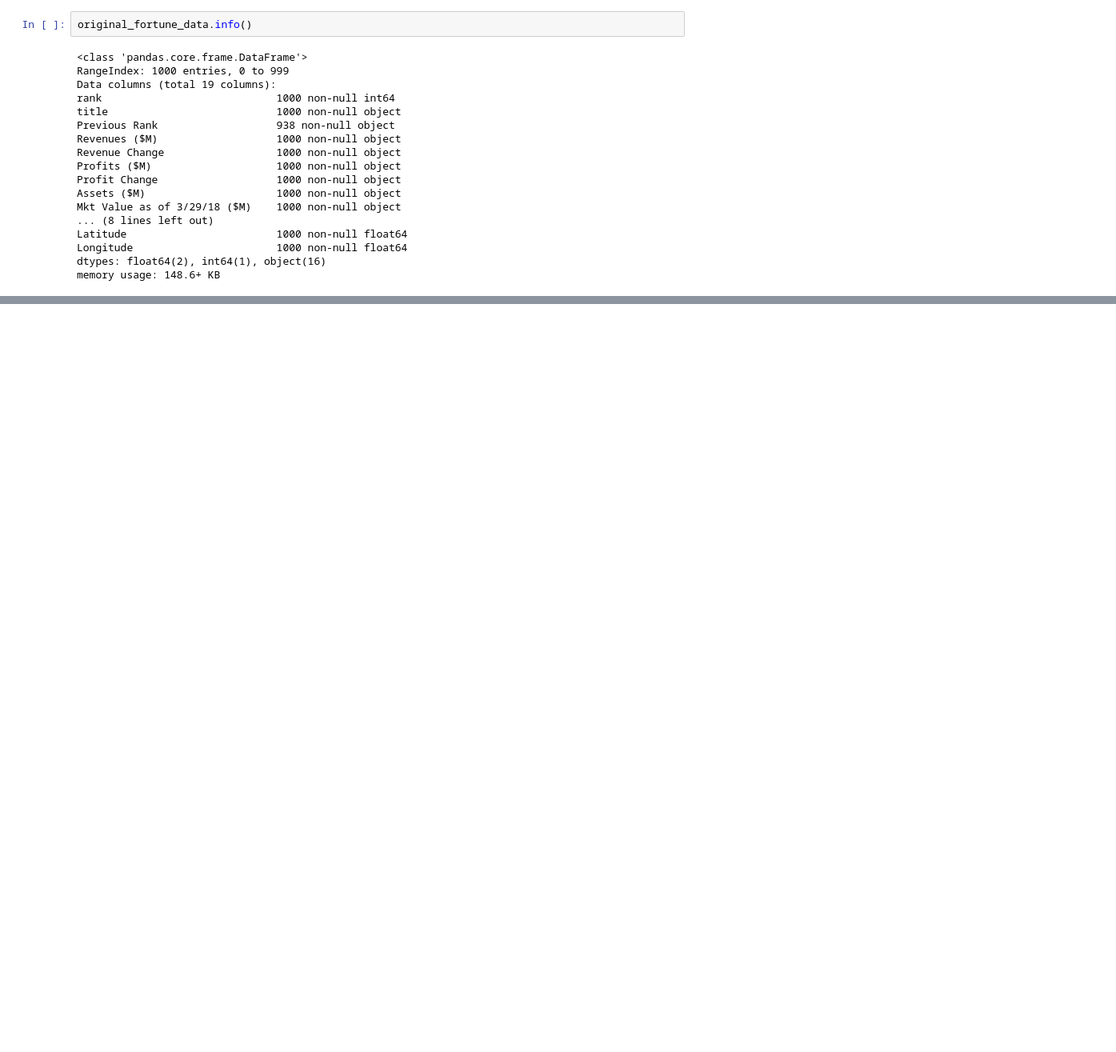
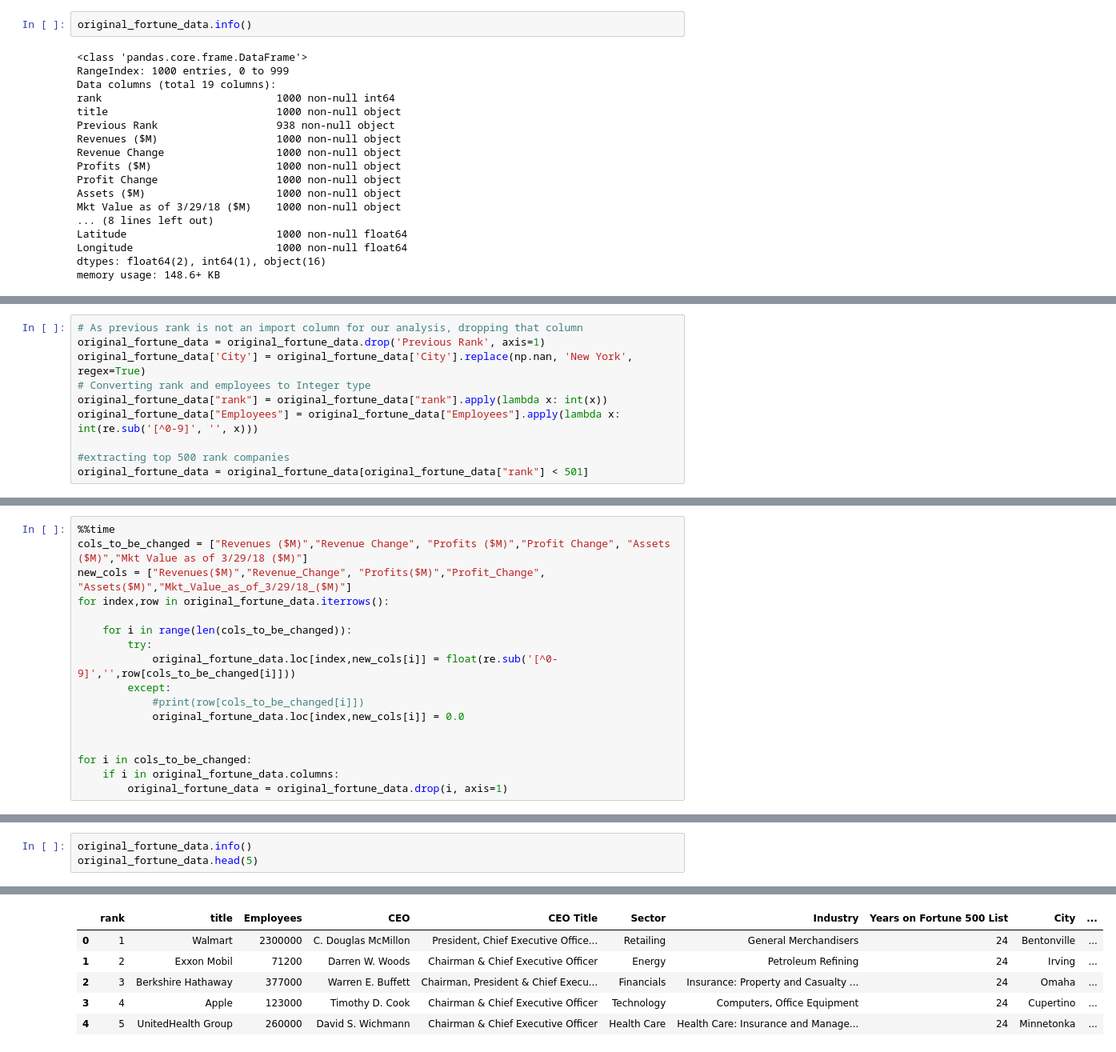
Before and after one commit to ic2019/group_project2, a Jupyter notebook: Scripts/Data_Cleaning_Exploration.ipynb, the cells around one changed output, grey strips where cells are left out. Shown at 80% size. Saved outputs shown, nothing was run; the diff lists cells and outputs as text; blank space fills up the shorter version.

```diff
--- a/Scripts/Data_Cleaning_Exploration.ipynb
+++ b/Scripts/Data_Cleaning_Exploration.ipynb
@@ -51,0 +87,10 @@ s_and_p_data.shape
+# %%
+# As previous rank is not an import column for our analysis, dropping that column
+original_fortune_data = original_fortune_data.drop('Previous Rank', axis=1)
+original_fortune_data['City'] = original_fortune_data['City'].replace(np.nan, 'New York', regex=True)
+# Converting rank and employees to Integer type
+original_fortune_data["rank"] = original_fortune_data["rank"].apply(lambda x: int(x))
+original_fortune_data["Employees"] = original_fortune_data["Employees"].apply(lambda x: int(re.sub('[^0-9]', '', x)))
+
+#extracting top 500 rank companies
+original_fortune_data = original_fortune_data[original_fortune_data["rank"] < 501]
@@ -51,0 +117,17 @@ s_and_p_data.shape
+# %%
+%%time
+cols_to_be_changed = ["Revenues ($M)","Revenue Change", "Profits ($M)","Profit Change", "Assets ($M)","Mkt Value as of 3/29/18 ($M)"]
+new_cols = ["Revenues($M)","Revenue_Change", "Profits($M)","Profit_Change", "Assets($M)","Mkt_Value_as_of_3/29/18_($M)"]
+for index,row in original_fortune_data.iterrows():
+
+    for i in range(len(cols_to_be_changed)):
+        try:
+            original_fortune_data.loc[index,new_cols[i]] = float(re.sub('[^0-9]','',row[cols_to_be_changed[i]]))
+        except:
+            #print(row[cols_to_be_changed[i]])
+            original_fortune_data.loc[index,new_cols[i]] = 0.0
+
+
+for i in cols_to_be_changed:
+    if i in original_fortune_data.columns:
+        original_fortune_data = original_fortune_data.drop(i, axis=1)
@@ -51,0 +136,4 @@ s_and_p_data.shape
+# %%
+original_fortune_data.info()
+original_fortune_data.head(5)
+# %% [output]
@@ -52 +157,7 @@ s_and_p_data.shape
+|  | rank | title | Employees | CEO | CEO Title | Sector | Industry | Years on Fortune 500 List | City | ... |
+| 0 | 1 | Walmart | 2300000 | C. Douglas McMillon | President, Chief Executive Office... | Retailing | General Merchandisers | 24 | Bentonville | ... |
+| 1 | 2 | Exxon Mobil | 71200 | Darren W. Woods | Chairman & Chief Executive Officer | Energy | Petroleum Refining | 24 | Irving | ... |
+| 2 | 3 | Berkshire Hathaway | 377000 | Warren E. Buffett | Chairman, President & Chief Execu... | Financials | Insurance: Property and Casualty ... | 24 | Omaha | ... |
+| 3 | 4 | Apple | 123000 | Timothy D. Cook | Chairman & Chief Executive Officer | Technology | Computers, Office Equipment | 24 | Cupertino | ... |
+| 4 | 5 | UnitedHealth Group | 260000 | David S. Wichmann | Chairman & Chief Executive Officer | Health Care | Health Care: Insurance and Manage... | 24 | Minnetonka | ... |
 # %%
```
Also changed, not shown: parts of 26 cells of this notebook, 3 other files.
